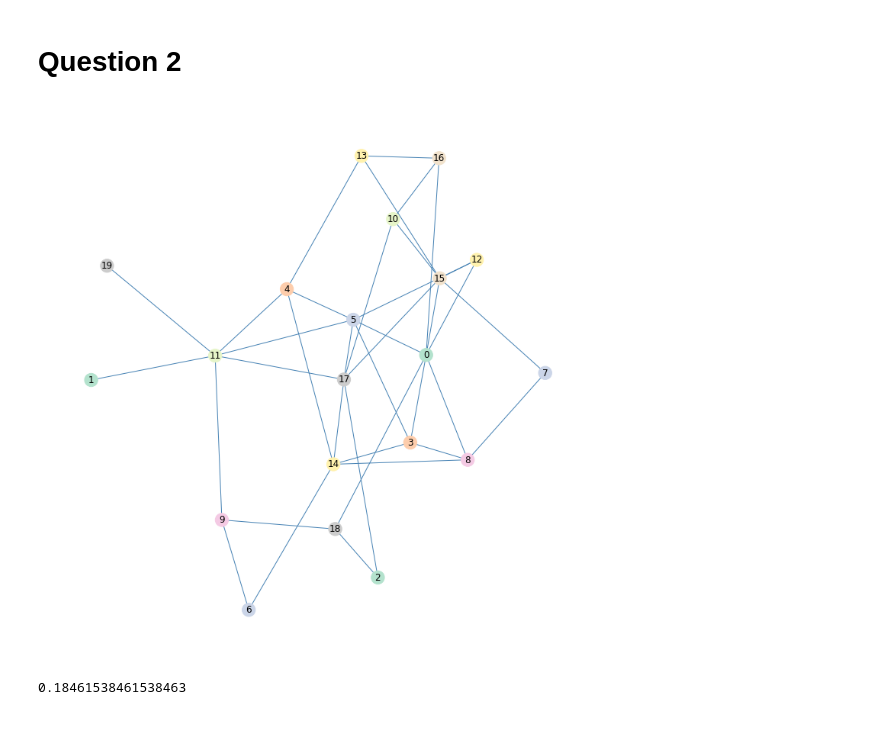
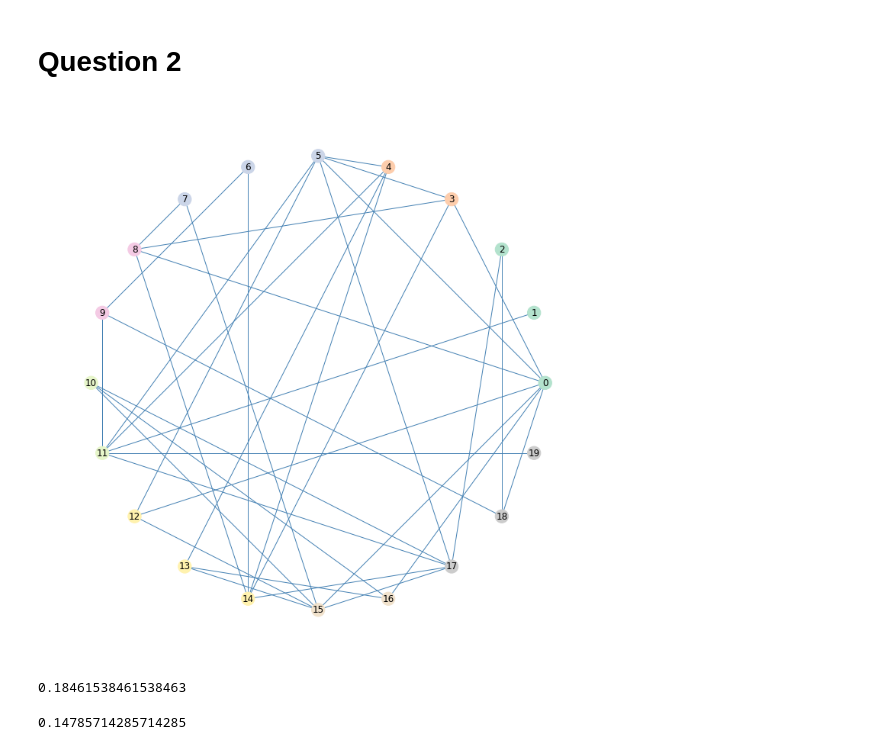
Before and after one commit to WDaugherty/ECE-5260, a Jupyter notebook: HW5/HW5_Notebook.ipynb, the cells around one changed output. Drawn from its saved outputs; the diff is of its cells as text; code cells hidden in the pictures.

```diff
--- a/HW5/HW5_Notebook.ipynb
+++ b/HW5/HW5_Notebook.ipynb
@@ -22,12 +55,19 @@ print(nx.closeness_centrality(G1))
 # %%
 G2 = nx.gnp_random_graph(20, 0.2, seed=1096)
 
 plt.figure(figsize = (10,10))
-nx.draw(G2, with_labels = True, edge_color = "#4682b4", node_color = range(len(G2)) , cmap = plt.cm.Pastel2)
+nx.draw_circular(G2, with_labels = True, edge_color = "#4682b4", node_color = range(len(G2)) , cmap = plt.cm.Pastel2)
 plt.show()
 # %% [output]
-[figure, old version]
+[figure, new version]
-# %%
-nx.transitivity(G2)
-# %% [output]
-0.18461538461538463
+# %%
+#Transitivity of G2
+nx.transitivity(G2)
+# %% [output]
+0.18461538461538463
+# %%
+#Average Clustering of G2
+
+nx.average_clustering(G2)
+# %% [output]
+0.14785714285714285
```
Also changed, not shown: parts of 14 cells of this notebook, 7 other files.
